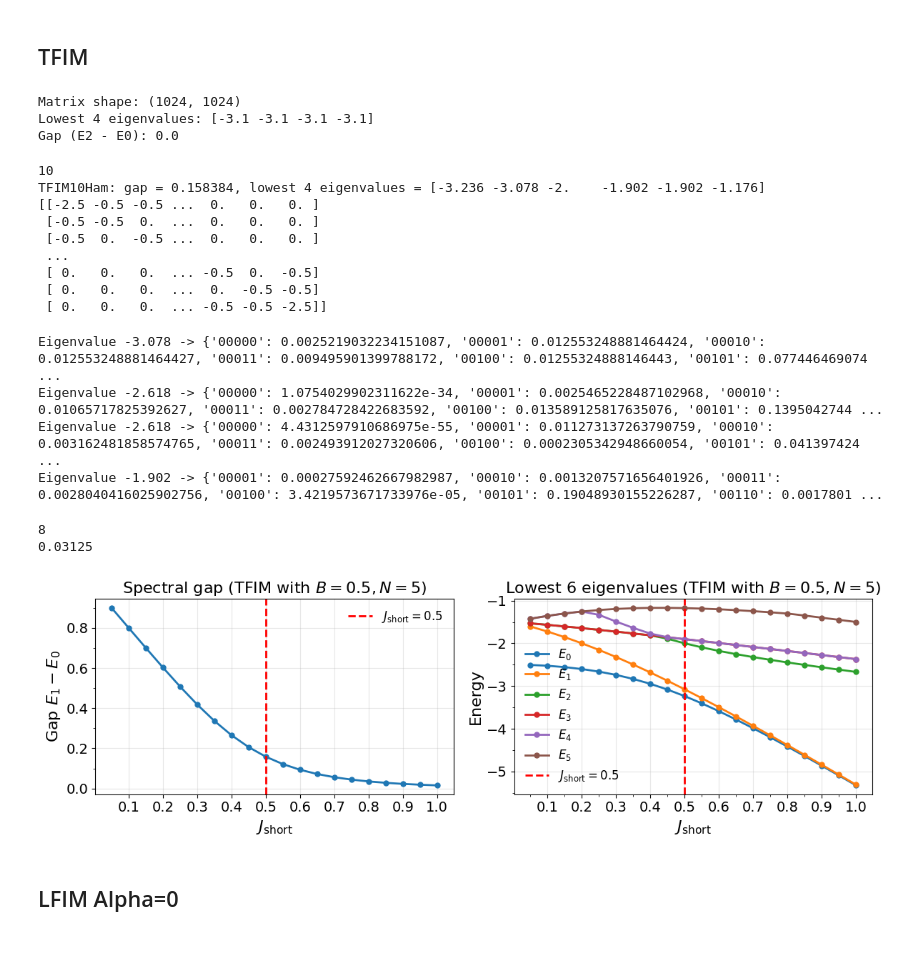
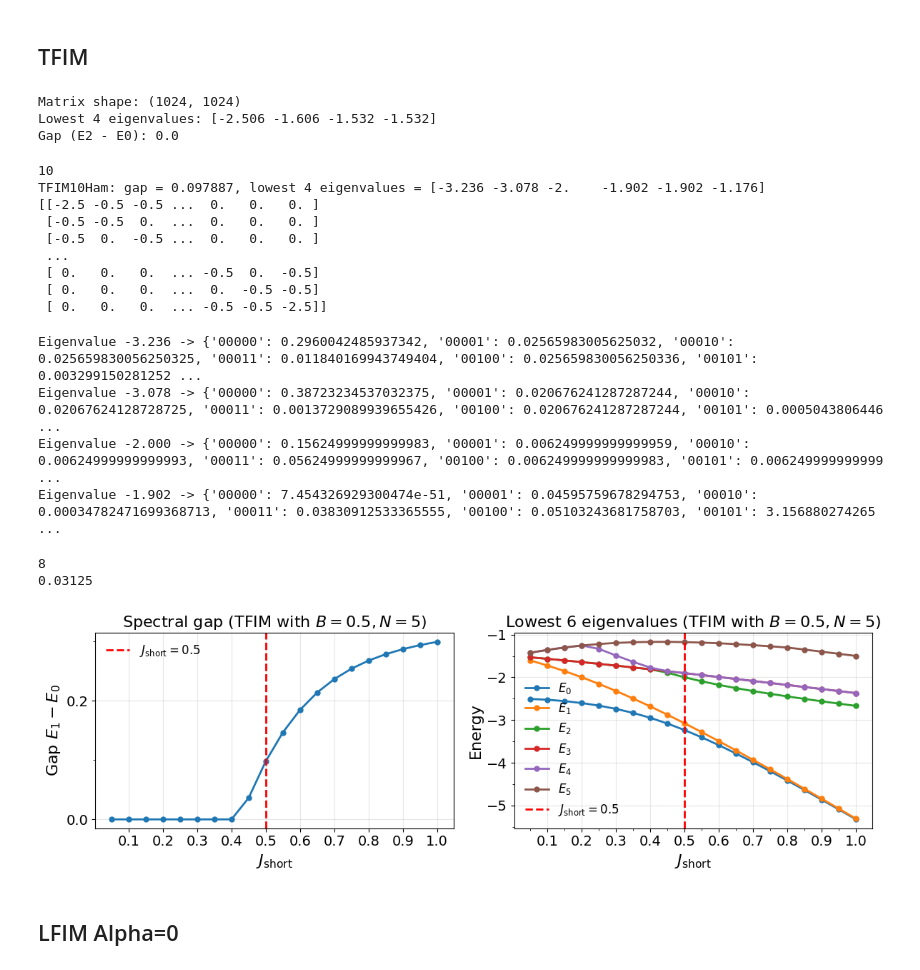
Before and after one commit to Shreyas-phys/Many-body-Dynamics, a Jupyter notebook: python code/Spectrum.ipynb, the cells around one changed output. Cells and saved outputs as stored; diff of their text form; code cells hidden in the pictures.

```diff
--- a/python code/Spectrum.ipynb
+++ b/python code/Spectrum.ipynb
@@ -93,13 +93,13 @@ evals = np.sort(evals)
 lowest_4 = evals[:4]
 
 spectra.append(lowest_4)
-gaps.append(lowest_4[2] - lowest_4[0])   # gap = E2 - E0
+gaps.append(lowest_4[3] - lowest_4[2])   # gap = E2 - E0
 
 print("Lowest 4 eigenvalues:", lowest_4)
 print("Gap (E2 - E0):", gaps[-1])
 # %% [output]
 Matrix shape: (1024, 1024)
-Lowest 4 eigenvalues: [-3.1 -3.1 -3.1 -3.1]
+Lowest 4 eigenvalues: [-2.506 -1.606 -1.532 -1.532]
 Gap (E2 - E0): 0.0
 # %%
 import numpy as np
@@ -143,7 +143,7 @@ def compute_gap(index, phys_N=ns, base_path=r"D:\OneDrive - Tulane University\RE
     evals = np.sort(evals)
     lowest_4 = evals[:6]
 
-    gap = lowest_4[1] - lowest_4[0]
+    gap = lowest_4[3] - lowest_4[2]
     return gap, lowest_4, M, evecs
 
 # Example: loop over multiple files
@@ -155,7 +155,7 @@ for idx in range(10, 11):  # TFIM1Ham.txt, TFIM2Ham.txt, TFIM3Ham.txt
 print(M)
 # %% [output]
 10
-TFIM10Ham: gap = 0.158384, lowest 4 eigenvalues = [-3.236 -3.078 -2.    -1.902 -1.902 -1.176]
+TFIM10Ham: gap = 0.097887, lowest 4 eigenvalues = [-3.236 -3.078 -2.    -1.902 -1.902 -1.176]
 [[-2.5 -0.5 -0.5 ...  0.   0.   0. ]
  [-0.5 -0.5  0.  ...  0.   0.   0. ]
  [-0.5  0.  -0.5 ...  0.   0.   0. ]
@@ -188,10 +188,10 @@ def state_to_distribution(state, n_qubits, cutoff=0.0):
 for i in range(4):
     print(f"Eigenvalue {lowest_evals[i]:.3f} -> {state_to_distribution(lowest_vecs[:, i], ns)}")
 # %% [output]
-Eigenvalue -3.078 -> {'00000': 0.0025219032234151087, '00001': 0.012553248881464424, '00010': 0.012553248881464427, '00011': 0.009495901399788172, '00100': 0.01255324888146443, '00101': 0.077446469074 ...
-Eigenvalue -2.618 -> {'00000': 1.0754029902311622e-34, '00001': 0.0025465228487102968, '00010': 0.01065717825392627, '00011': 0.002784728422683592, '00100': 0.013589125817635076, '00101': 0.1395042744 ...
-Eigenvalue -2.618 -> {'00000': 4.4312597910686975e-55, '00001': 0.011273137263790759, '00010': 0.003162481858574765, '00011': 0.002493912027320606, '00100': 0.0002305342948660054, '00101': 0.041397424 ...
-Eigenvalue -1.902 -> {'00001': 0.00027592462667982987, '00010': 0.0013207571656401926, '00011': 0.0028040416025902756, '00100': 3.4219573671733976e-05, '00101': 0.19048930155226287, '00110': 0.0017801 ...
+Eigenvalue -3.236 -> {'00000': 0.2960042485937342, '00001': 0.02565983005625032, '00010': 0.025659830056250325, '00011': 0.011840169943749404, '00100': 0.025659830056250336, '00101': 0.003299150281252 ...
+Eigenvalue -3.078 -> {'00000': 0.38723234537032375, '00001': 0.020676241287287244, '00010': 0.02067624128728725, '00011': 0.0013729089939655426, '00100': 0.020676241287287244, '00101': 0.0005043806446 ...
+Eigenvalue -2.000 -> {'00000': 0.15624999999999983, '00001': 0.006249999999999959, '00010': 0.00624999999999993, '00011': 0.05624999999999967, '00100': 0.006249999999999983, '00101': 0.006249999999999 ...
+Eigenvalue -1.902 -> {'00000': 7.454326929300474e-51, '00001': 0.04595759678294753, '00010': 0.00034782471699368713, '00011': 0.03830912533365555, '00100': 0.05103243681758703, '00101': 3.156880274265 ...
 # %%
 print(ns)
 print(1/np.sqrt(2**10))
@@ -232,40 +232,40 @@ fig, axes = plt.subplots(1, 2, figsize=(12,4))  # 1 row, 2 columns
 
 # --- Left panel: gap ---
 ax = axes[0]
-ax.plot(parameter, gaps, marker="o", linestyle="-", color="C0")
+ax.plot(parameterN5, gaps, marker="o", linestyle="-", color="C0")
 ax.axvline(x=0.5, color="red", linestyle="--", linewidth=2, label=r"$J_{\mathrm{short}}=0.5$")
 ax.set_xlabel(r"$J_{\mathrm{short}}$")
 ax.set_ylabel(r"Gap $E_1 - E_0$")
 ax.set_title(rf"Spectral gap (TFIM with $B=0.5, N={ns}$)")
 ax.legend(frameon=False, loc="best")
 ax.grid(True, alpha=0.3)
 
 ax.xaxis.set_major_locator(MultipleLocator(0.1))
 ax.xaxis.set_minor_locator(MultipleLocator(0.5))
 ax.yaxis.set_major_locator(MultipleLocator(0.2))
 ax.yaxis.set_minor_locator(MultipleLocator(0.1))
 
 # --- Right panel: spectrum ---
 ax = axes[1]
-for i in range(spectra.shape[1]):
-    ax.plot(parameter, spectra[:, i], marker="o", linestyle="-", label=rf"$E_{i}$")
+for i in range(spectraN5.shape[1]):
+    ax.plot(parameterN5, spectraN5[:, i], marker="o", linestyle="-", label=rf"$E_{i}$")
 ax.axvline(x=0.5, color="red", linestyle="--", linewidth=2, label=r"$J_{\mathrm{short}}=0.5$")
 ax.set_xlabel(r"$J_{\mathrm{short}}$")
 ax.set_ylabel("Energy")
 ax.set_title(rf"Lowest 6 eigenvalues (TFIM with $B=0.5, N={ns}$)")
 ax.legend(frameon=False, loc="best")
 ax.grid(True, alpha=0.3)
 
 ax.xaxis.set_major_locator(MultipleLocator(0.1))
 ax.xaxis.set_minor_locator(MultipleLocator(0.05))
 ax.yaxis.set_major_locator(MultipleLocator(1.0))
 ax.yaxis.set_minor_locator(MultipleLocator(0.5))
 
 plt.tight_layout()
 plt.savefig("TFIM_combined12.pdf")   # save both panels into one PDF
 plt.show()
 # %% [output]
-[figure, old version]
+[figure, new version]
 # %% [markdown]
 ## LFIM Alpha=0
 # %%
```
Also changed, not shown: parts of 1 cell of this notebook, 48 other files.
